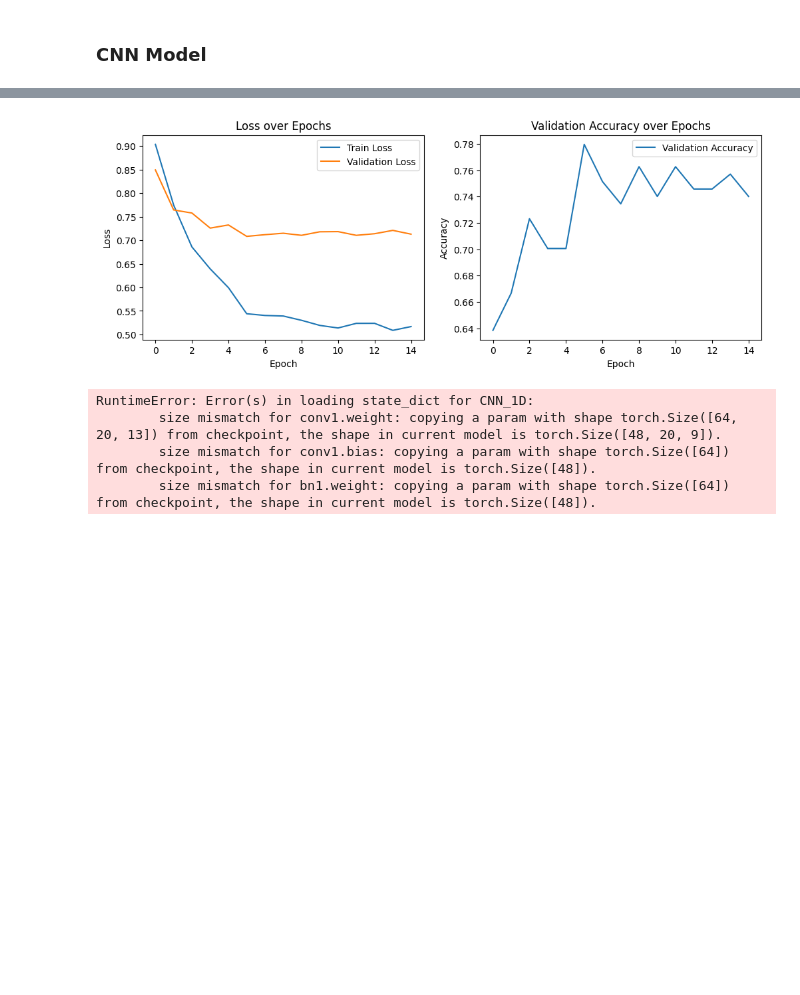
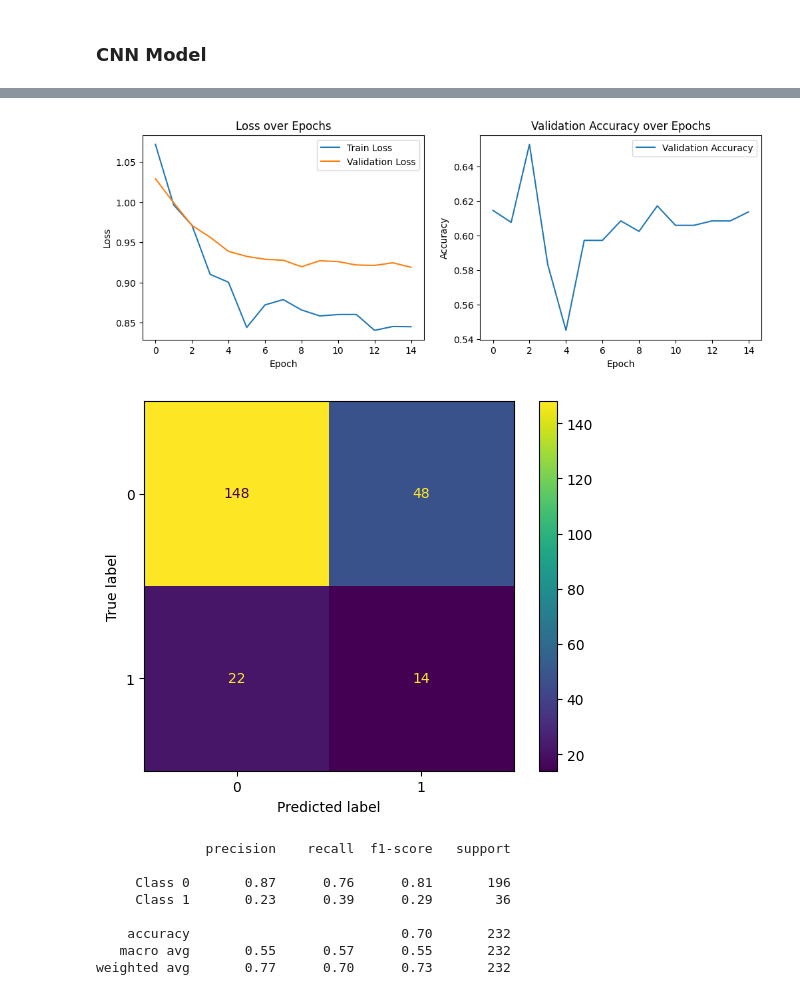
Before and after one commit to ArtKrutsko/B2AI-Project3, a Jupyter notebook: notebooks/SES/SES_prediction_Vowel_vocal_fold_paralysis.ipynb, the cells around one changed output, grey strips where cells are left out. Cells and saved outputs as stored; diff of their text form; code cells hidden in the pictures; blank space fills up the shorter version.

```diff
--- a/notebooks/SES/SES_Rainbow_airway_stenosis_prediction.ipynb
+++ b/notebooks/SES/SES_prediction_Vowel_vocal_fold_paralysis.ipynb
@@ -451,5 +452,5 @@ class_weights = [total_samples / (2 * count) for count in class_counts]
 weights = torch.tensor(class_weights, dtype=torch.float32)
 print(weights[0])
 print(weights[1])
-pos_weight = weights[1]/ weights[0]
+pos_weight = weights[1]/ (weights[0]+0.2)
 # %% [output]
@@ -461,8 +462,8 @@ tensor(1.5212)
 class CNN_1D(nn.Module):
     def __init__(self):
         super(CNN_1D, self).__init__()
-        self.conv1 = nn.Conv1d(20, 48, kernel_size=9, stride=3, padding=2)
-        self.bn1 = nn.BatchNorm1d(48)
+        self.conv1 = nn.Conv1d(20, 24, kernel_size=9, stride=3, padding=2)
+        self.bn1 = nn.BatchNorm1d(24)
         self.mp = nn.MaxPool1d(kernel_size=2, stride=2)
         self.dropout = nn.Dropout(0.5)
 
@@ -481,12 +482,12 @@ class CNN_1D(nn.Module):
         return x
 
     def _calculate_fc_input_size(self):
-        x = torch.randn(1, 20, 500)
+        x = torch.randn(1, 20, 170)
         x = self.mp(self.bn1(torch.nn.functional.relu(self.conv1(x))))
         return x.view(x.size(0), -1).size(1)
 # %%
 cnn = CNN_1D()
-_ = summary(cnn, (20, 500))
+_ = summary(cnn, (20, 170))
 # %% [output]
 ----------------------------------------------------------------
         Layer (type)               Output Shape         Param #
@@ -523,7 +524,7 @@ def eval(model, dataloader, criterion):
     all_ground_truths = []
     for batch in dataloader:
         with torch.no_grad():
-            outputs = model(batch['signal']).squeeze()
+            outputs = model(batch['signal']).squeeze(1)
             loss = criterion(outputs, batch['label'])
             val_losses.append(loss.item())
 
@@ -540,9 +541,21 @@ def eval(model, dataloader, criterion):
             all_predictions.extend(predicted.cpu().numpy().flatten())
             all_ground_truths.extend(ground_truth.cpu().numpy().flatten())
 
+    if true_positives + false_negatives > 0:
+        accuracy_positive = true_positives / (true_positives + false_negatives)
+    else:
+        accuracy_positive = 0
+
+    if true_negatives + false_positives > 0:
+        accuracy_negative = true_negatives / (true_negatives + false_positives)
+    else:
+        accuracy_negative = 0
+
+    average_accuracy = (accuracy_positive + accuracy_negative) / 2
+
     accuracy = (true_positives + true_negatives) / len(all_predictions)
     val_loss = sum(val_losses) / len(val_losses)
-    return accuracy, val_loss, all_predictions, all_ground_truths
+    return average_accuracy, val_loss, all_predictions, all_ground_truths
 
 cnn = CNN_1D()
 threshold = 0.5
@@ -575,6 +588,6 @@ for epoch in range(num_epochs):
     val_losses.append(val_loss)
     if val_acc > best_val_acc:
         best_val_acc = val_acc
-        torch.save(cnn.state_dict(), 'mymodel.pth')
+        torch.save(cnn.state_dict(), '../../models/Vowel_vocal_fold_paralysis.pt')
     print(f'Epoch {epoch+1}/{num_epochs}, Train Loss: {train_loss:.4f}, Val Loss: {val_loss:.4f}, Val Acc: {val_acc:.4f}')
 # %% [output]
@@ -614,39 +627,44 @@ weighted avg       0.81      0.81      0.81       156
 # %%
 plt.figure(figsize=(12, 4))
 plt.subplot(1, 2, 1)
 plt.plot(train_losses, label='Train Loss')
 plt.plot(val_losses, label='Validation Loss')
 plt.xlabel('Epoch')
 plt.ylabel('Loss')
 plt.legend()
 plt.title('Loss over Epochs')
 
 # Plotting validation accuracy
 plt.subplot(1, 2, 2)
 plt.plot(val_accuracies, label='Validation Accuracy')
 plt.xlabel('Epoch')
 plt.ylabel('Accuracy')
 plt.legend()
 plt.title('Validation Accuracy over Epochs')
 plt.show()
 
+cnn2 = CNN_1D()
 # Confusion matrix
-cnn2 = CNN_1D()
-cnn2.load_state_dict(torch.load('mymodel.pth'))
+cnn2.load_state_dict(torch.load('../../models/Vowel_vocal_fold_paralysis.pt'))
 _, _, predictions, ground_truths = eval(cnn2, test_dataloader, criterion)
 
 cm = confusion_matrix(ground_truths, predictions)
 disp = ConfusionMatrixDisplay(confusion_matrix=cm)
 disp.plot()
 plt.show()
 report = classification_report(ground_truths, predictions, target_names=['Class 0', 'Class 1'])
 print(report)
 # %% [output]
-[figure, old version]
+[figure, new version]
+[figure, added]
-RuntimeError: Error(s) in loading state_dict for CNN_1D:
-        size mismatch for conv1.weight: copying a param with shape torch.Size([64, 20, 13]) from checkpoint, the shape in current model is torch.Size([48, 20, 9]).
-        size mismatch for conv1.bias: copying a param with shape torch.Size([64]) from checkpoint, the shape in current model is torch.Size([48]).
-        size mismatch for bn1.weight: copying a param with shape torch.Size([64]) from checkpoint, the shape in current model is torch.Size([48]).
+              precision    recall  f1-score   support
+
+     Class 0       0.87      0.76      0.81       196
+     Class 1       0.23      0.39      0.29        36
+
+    accuracy                           0.70       232
+   macro avg       0.55      0.57      0.55       232
+weighted avg       0.77      0.70      0.73       232
 # %%
 def analyze_test_predictions(model, test_dataloader):
     model.eval()
```
Also changed, not shown: parts of 13 cells of this notebook, 7 other files.
